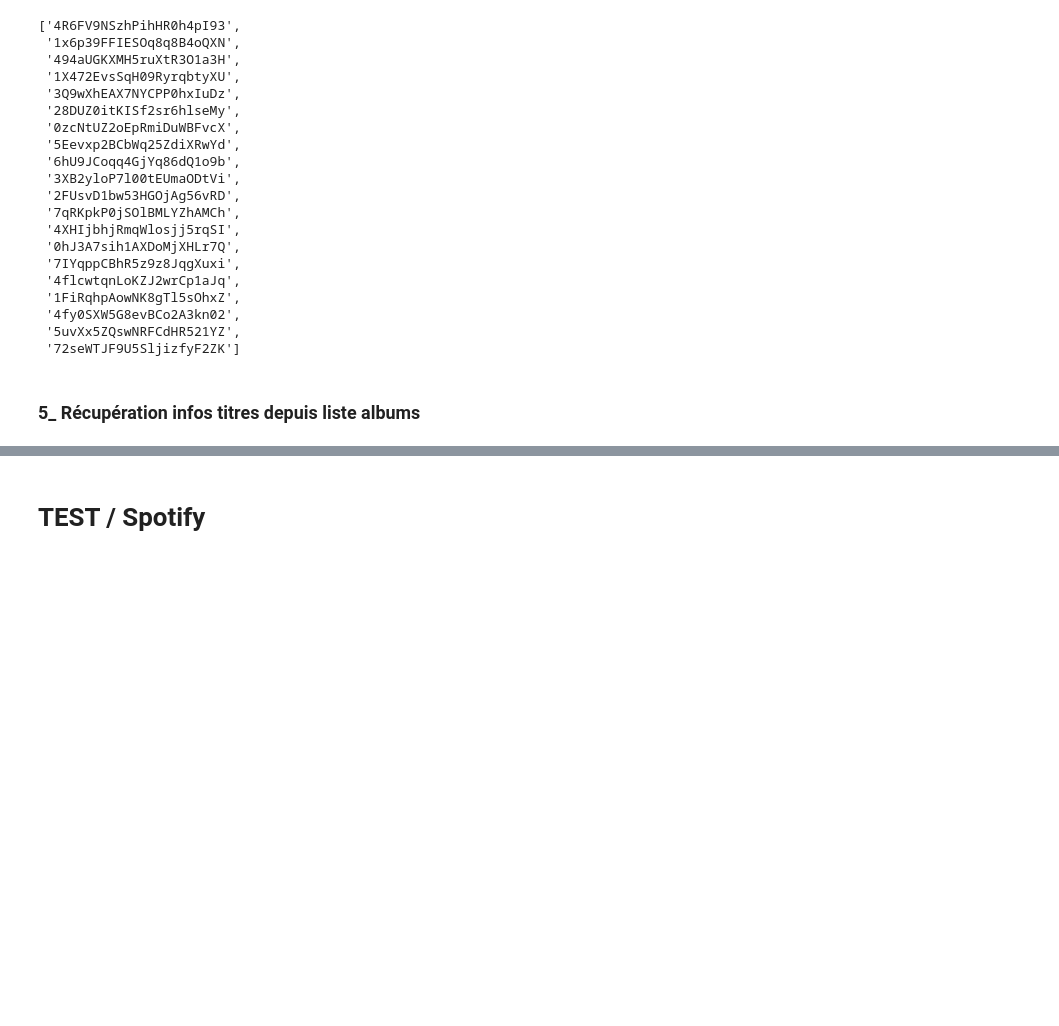
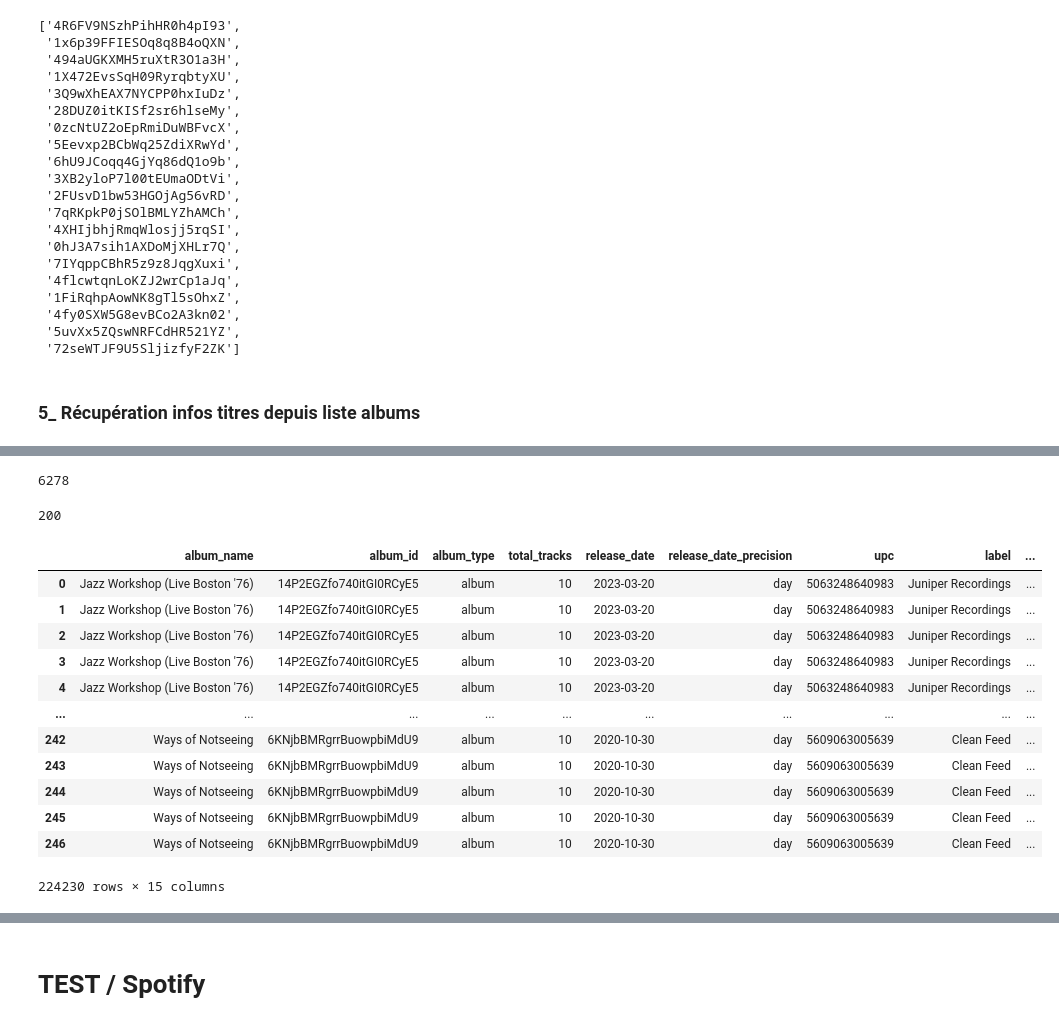
Before and after one commit to Yann-ML/PROJET_3_WCS, a Jupyter notebook: yann_spotify_api.ipynb, the cells around one changed output, grey strips where cells are left out. Cells and saved outputs as stored; diff of their text form; code cells hidden in the pictures; blank space fills up the shorter version.

```diff
--- a/yann_spotify_api.ipynb
+++ b/yann_spotify_api.ipynb
@@ -294,53 +312,43 @@ data = pd.read_csv('liste_artistes.csv')
 # %%
 # récupération des données via l'api pour la partie Albums
 # via cette API https://developer.spotify.com/documentation/web-api/reference/get-an-artist
-
 # création d'une fonction récupérant le dataframe des artistes avec leurs id pour en récupérer les informations
-
 # on utilise un dataframe en entrée qui doit contenir au moins deux colonnes. une avec les id artiste ('artist_id')
 # et l'autre avec les nom d'artiste (artist_name) . on pourrait faire sans le second vu que le nom est dans l' API
 # a voir si on le fait qu'avec une liste d'ID ?
 def search_infos_artist(df):
-
     # nous avons besoin de listes pour récupérer les infos des artistes
-
     artist_name = []
     artist_id = []
     artist_popularity = []
     artist_followers = []
     artist_genres = []
     artist_image = []
-
     # on parcours la liste des id des artistes et grace au df on peut récupérer le nom.
     for ele, val in enumerate(df['artist_id']):
         # pour chaque artistes on lance une requête sur l'API pour récupérer les données
         artist_results = sp.artist(val)
-
         # on créé une liste des informations de l'liste_artistes
-        artist_name.append(df['artist_name'][ele])
+        artist_name.append(artist_results['name'])
         artist_id.append(val)
         artist_popularity.append(artist_results['popularity'])
         artist_followers.append(artist_results['followers']['total'])
         artist_genres.append(artist_results['genres'])
-
-        # certaines images vides, donc on passe par un try pour essayer de récupérer, sinon, on indique vide
         try:
             artist_image.append(artist_results['images'][0]['url'])
         except:
-            artist_image.append('')
+            artist_image.append("")
+        time.sleep(5)
+        print(artist_results['name'], " ajouté")
 
-
-        # on patiente 1 seconde entre deux DF pour limiter l'accès à l'API
-        time.sleep(1)
-        print(ele," artiste sur, 1000")
-
-    # # une fois les lignes récépérées on créé un DataFrame que l'on retourne en réponse à l'appel de cette fonction
+    # une fois les lignes récépérées on créé un DataFrame que l'on retourne en réponse à l'appel de cette fonction
     df_artist = pd.DataFrame({'artist_name':artist_name,\
                                 'artist_id' : artist_id,\
                                 'popularity' : artist_popularity,\
                                 'artist_followers' : artist_followers,\
                                 'genres' : artist_genres,\
                                 'image' : artist_image})
+    # on patiente 1 seconde entre deux DF pour limiter l'accès à l'API
 
     # on retourne le df créé
     return df_artist
@@ -510,0 +564,24 @@ WARNING:root:Your application has reached a rate/request limit. Retry will occur
+# %%
+len(liste_album_par_vingt)
+# %% [output]
+6278
+# %%
+len(liste_album_par_vingt[0:200])
+# %% [output]
+200
+# %%
+df
+# %% [output]
+|  | album_name | album_id | album_type | total_tracks | release_date | release_date_precision | upc | label | ... |
+| 0 | Jazz Workshop (Live Boston '76) | 14P2EGZfo740itGI0RCyE5 | album | 10 | 2023-03-20 | day | 5063248640983 | Juniper Recordings | ... |
+| 1 | Jazz Workshop (Live Boston '76) | 14P2EGZfo740itGI0RCyE5 | album | 10 | 2023-03-20 | day | 5063248640983 | Juniper Recordings | ... |
+| 2 | Jazz Workshop (Live Boston '76) | 14P2EGZfo740itGI0RCyE5 | album | 10 | 2023-03-20 | day | 5063248640983 | Juniper Recordings | ... |
+| 3 | Jazz Workshop (Live Boston '76) | 14P2EGZfo740itGI0RCyE5 | album | 10 | 2023-03-20 | day | 5063248640983 | Juniper Recordings | ... |
+| 4 | Jazz Workshop (Live Boston '76) | 14P2EGZfo740itGI0RCyE5 | album | 10 | 2023-03-20 | day | 5063248640983 | Juniper Recordings | ... |
+| ... | ... | ... | ... | ... | ... | ... | ... | ... | ... |
+| 242 | Ways of Notseeing | 6KNjbBMRgrrBuowpbiMdU9 | album | 10 | 2020-10-30 | day | 5609063005639 | Clean Feed | ... |
+| 243 | Ways of Notseeing | 6KNjbBMRgrrBuowpbiMdU9 | album | 10 | 2020-10-30 | day | 5609063005639 | Clean Feed | ... |
+| 244 | Ways of Notseeing | 6KNjbBMRgrrBuowpbiMdU9 | album | 10 | 2020-10-30 | day | 5609063005639 | Clean Feed | ... |
+| 245 | Ways of Notseeing | 6KNjbBMRgrrBuowpbiMdU9 | album | 10 | 2020-10-30 | day | 5609063005639 | Clean Feed | ... |
+| 246 | Ways of Notseeing | 6KNjbBMRgrrBuowpbiMdU9 | album | 10 | 2020-10-30 | day | 5609063005639 | Clean Feed | ... |
+224230 rows × 15 columns
```
Also changed, not shown: parts of 13 cells of this notebook, 8 other files.
